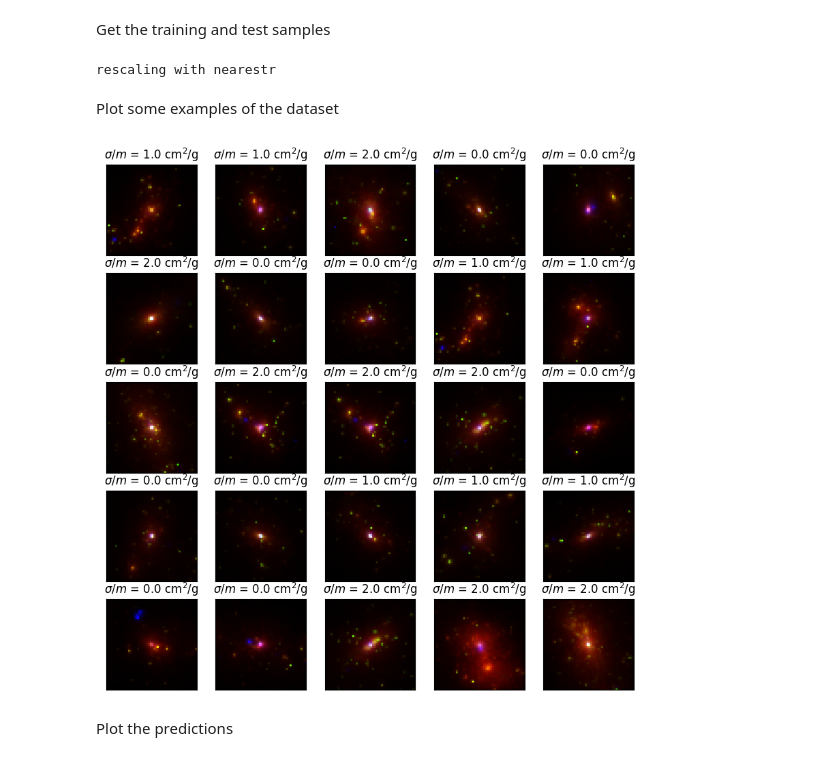
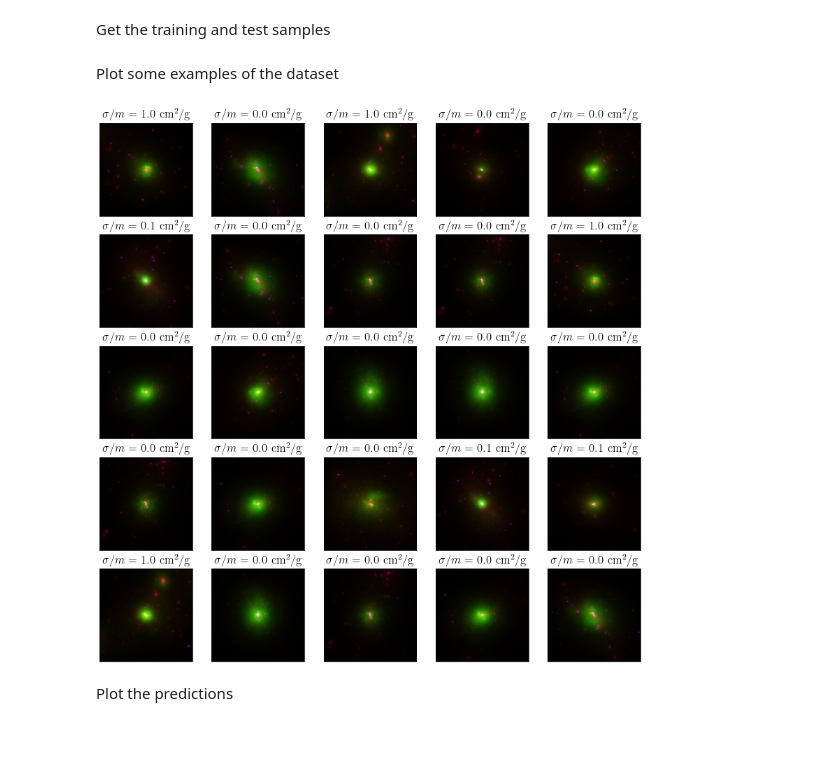
Before and after one commit to davidharvey1986/darkCNN, a Jupyter notebook: example/testDarkCNN.ipynb, the cells around one changed output. Drawn from its saved outputs; the diff is of its cells as text; code cells hidden in the pictures.

```diff
--- a/example/testDarkCNN.ipynb
+++ b/example/testDarkCNN.ipynb
@@ -14,31 +14,35 @@ from matplotlib import pyplot as plt
 import numpy as np
 # %% [markdown]
 Get the training and test samples
+# %%
+channels = ['total','xray','stellar']
+simulationNames = ['CDM','SIDM0.1','SIDM1']
+list_of_meta = ['bcg_e']
 # %%
-train, test = darkCNN.get_tf_DataSet(augment_data=True, simulationNames=['CDM','SIDM0.1','SIDM1'],
-                                                      channels=['total','stellar','xray'],
-                                                      allDataFile='../example/exampleCNN.pkl', resize=(100,100), train_split=0.01)
+train, test, params = darkCNN.getData(augment_data=True, simulationNames=simulationNames,
+                                                      channels=channels,
+                                                      allDataFile='exampleCNN.pkl',
+                                                      random_state=0, return_test_params=True,
+                                                      meta_data=list_of_meta, add_noise=None)
-# %% [output]
-rescaling with nearestr
 # %% [markdown]
 Plot some examples of the dataset
 # %%
 nClasses = len(np.unique(test[1]))
-inputShape = test[0].shape[1:]
+inputShape = test[0][0].shape[1:]
 plt.figure(figsize=(10,10))
 for j in range(25):
-    i = np.random.randint(0, test[0].shape[0])
+    i = np.random.randint(0, test[0][0].shape[0])
     plt.subplot(5,5,j+1)
     plt.xticks([])
     plt.yticks([])
     plt.grid(False)
-    plt.imshow(test[0][i], cmap=plt.cm.binary)
+    plt.imshow(test[0][0][i], cmap=plt.cm.binary)
         # The CIFAR labels happen to be arrays,
         # which is why you need the extra index
-    plt.title(r"$\sigma/m$ = %s cm$^2$/g" % test[1][i])
+    plt.title(r"$\sigma/m$ = %s cm$^2$/g" % params['label'][i])
 plt.show()
 # %% [output]
-[figure, old version]
+[figure, new version]
 # %% [markdown]
 Plot the predictions
 # %% [markdown]
```
Also changed, not shown: parts of 7 cells of this notebook, 21 other files.
